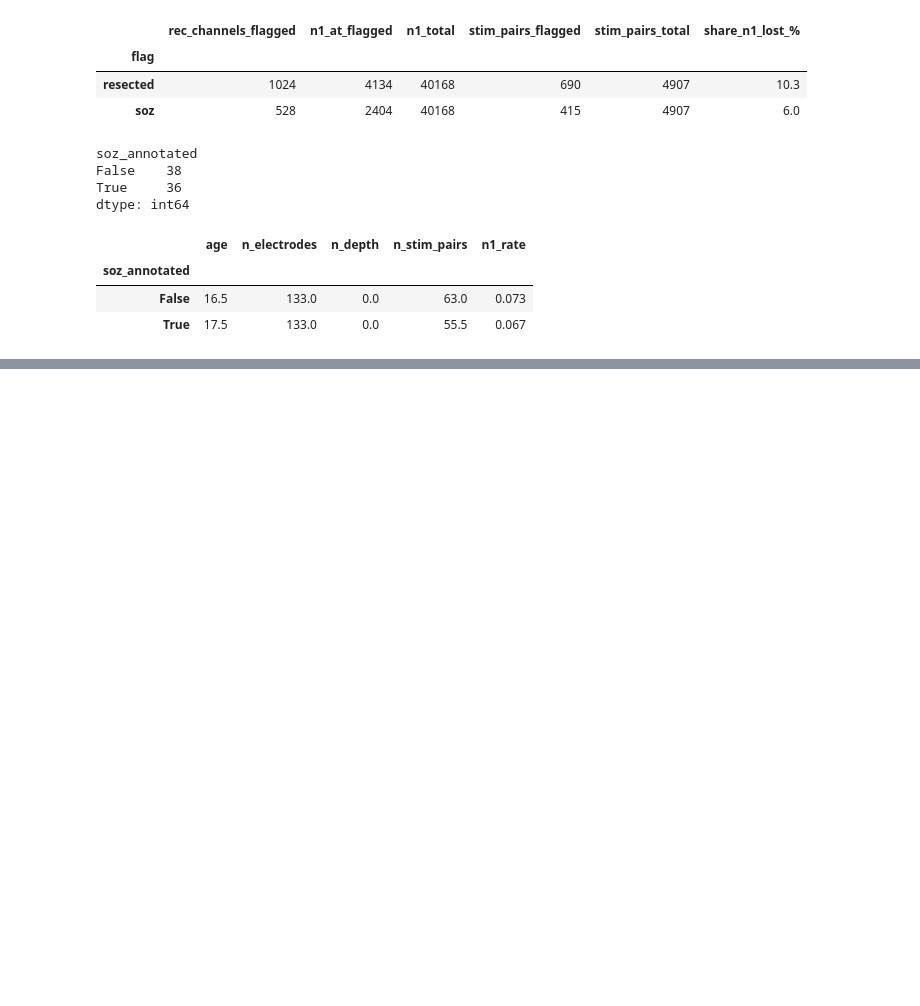
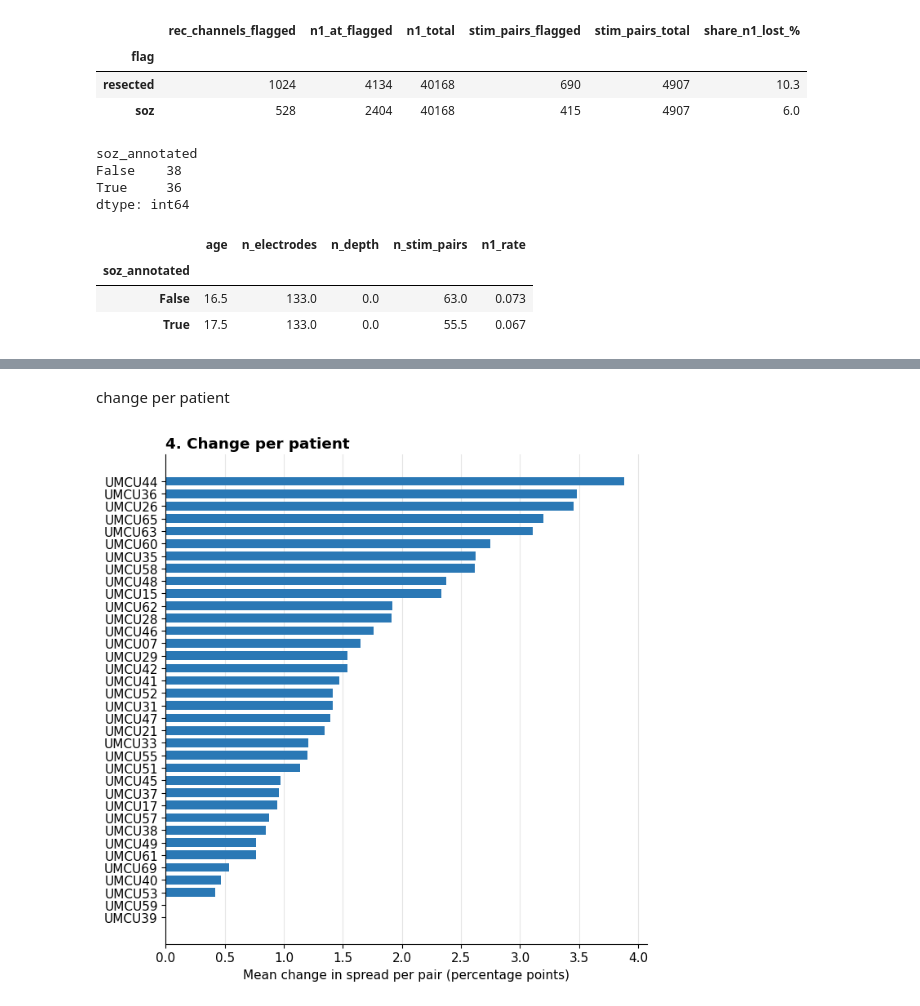
Before and after one commit to SriVidyaYeluripati/control-vs-strength, a Jupyter notebook: notebooks/Vid_sandbox.ipynb, the cells around one changed output, grey strips where cells are left out. Saved outputs shown, nothing was run; the diff lists cells and outputs as text; code cells hidden in the pictures; blank space fills up the shorter version.

```diff
--- a/notebooks/Vid_sandbox.ipynb
+++ b/notebooks/Vid_sandbox.ipynb
@@ -171,0 +174,32 @@ dtype: int64
+# %%
+import warnings; warnings.filterwarnings("ignore")
+
+rows = []
+for p in cc:
+    el = electrodes_tsv(p["id"], p["ses"]).set_index("name")
+    if not (el["soz"] == "yes").any():
+        continue                                         # only patients with SOZ marked
+    for r in runs(p):
+        names = r["channel_names"]
+        rec = el.reindex(names)                          # match by name
+        n1 = r["n1_peak_sample"]
+        good = np.isin(np.arange(1, len(names) + 1), np.atleast_1d(r["good_channels"]))  # 1-based indices
+        good &= rec["group"].ne("depth").values
+        soz = rec["soz"].eq("yes").values
+        for j, pair in enumerate(r["stimpair_names"]):
+            a, b = pair.split("-")
+            base = good & ~np.isin(names, [a, b])        # drop the stimulated electrodes
+            has = ~np.isnan(n1[:, j])
+            rows.append(dict(
+                patient=p["id"], pair=pair,
+                spread_all=100 * has[base].mean(),
+                spread_no_soz=100 * has[base & ~soz].mean(),
+                stim_in_soz=el.reindex([a, b])["soz"].eq("yes").any(),
+            ))
+
+S = pd.DataFrame(rows).dropna()
+S["change"] = S["spread_all"] - S["spread_no_soz"]
+print(len(S), "pairs |", S["patient"].nunique(), "patients")
+print("rank correlation:", round(S["spread_all"].corr(S["spread_no_soz"], method="spearman"), 3))
+print("pairs changing by 2 points or less:", round(100 * (S["change"].abs() <= 2).mean()), "%")
+S.head()
@@ -171,0 +270,12 @@ dtype: int64
+# %% [markdown]
+change per patient
+# %%
+P = S.groupby("patient")["change"].apply(lambda x: x.abs().mean()).sort_values()
+fig, ax = plt.subplots(figsize=(7, 7))
+ax.barh([p.replace("sub-ccepAge", "") for p in P.index], P.values, color=C_OUT, height=0.7)
+ax.set_xlabel("Mean change in spread per pair (percentage points)")
+ax.set_title("4. Change per patient", loc="left", fontweight="bold")
+ax.grid(axis="y", visible=False)
+plt.tight_layout(); plt.show()
+# %% [output]
+[figure, added]
```
Also changed, not shown: parts of 12 cells of this notebook.
